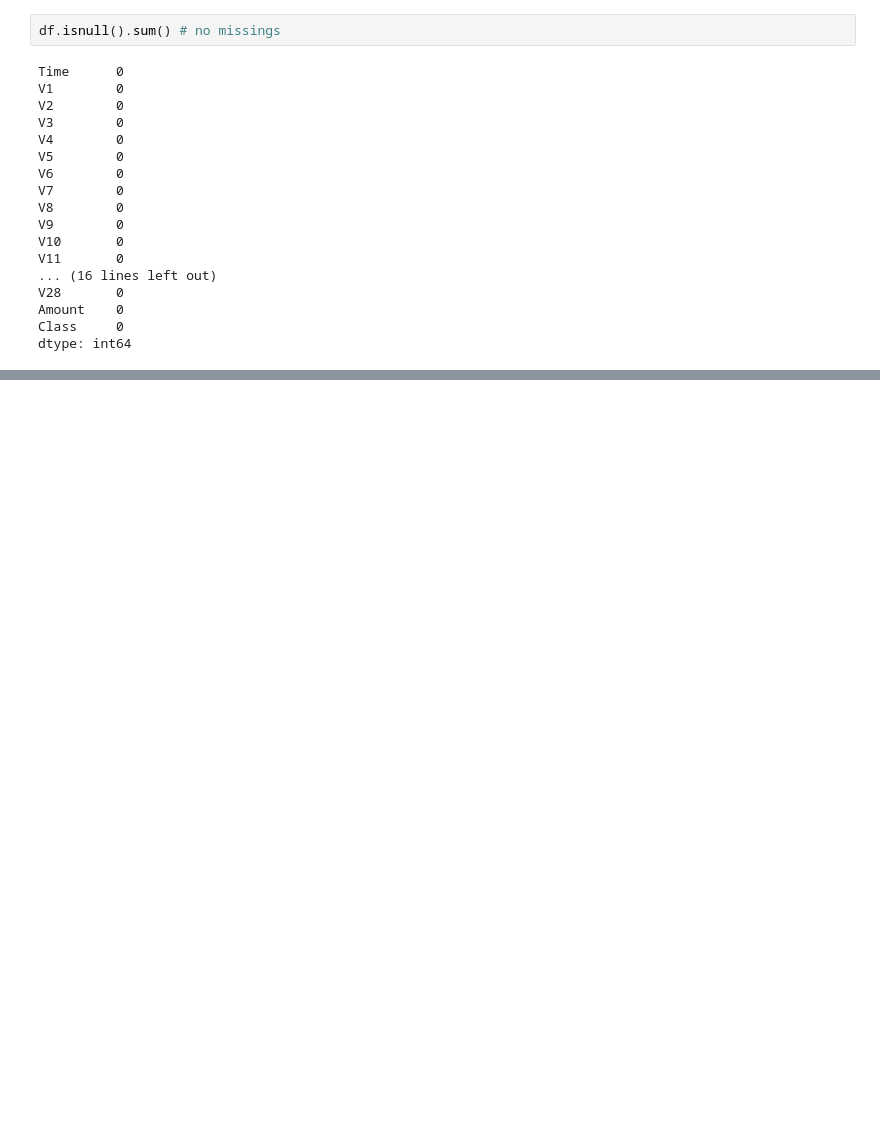
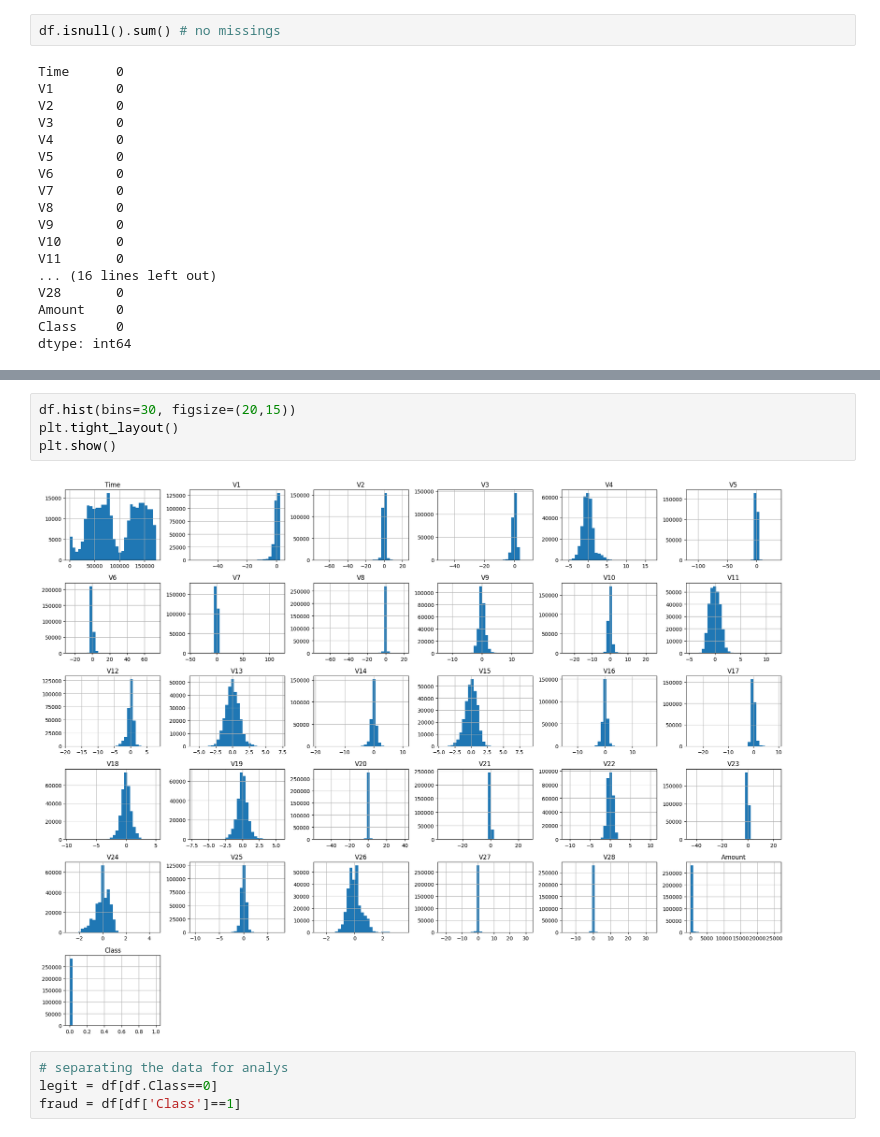
Before and after one commit to kvlrdhrs/DI-Bootcamp, a Jupyter notebook: Week9/Day5/Daily/ccfraud.ipynb, the cells around one changed output, grey strips where cells are left out. Saved outputs shown, nothing was run; the diff lists cells and outputs as text; blank space fills up the shorter version.

```diff
--- a/Week9/Day5/Daily/ccfraud.ipynb
+++ b/Week9/Day5/Daily/ccfraud.ipynb
@@ -81,0 +93,10 @@ Name: count, dtype: int64
+# %%
+df.hist(bins=30, figsize=(20,15))
+plt.tight_layout()
+plt.show()
+# %% [output]
+[figure, added]
+# %%
+# separating the data for analys
+legit = df[df.Class==0]
+fraud = df[df['Class']==1]
```
Also changed, not shown: parts of 13 cells of this notebook.
